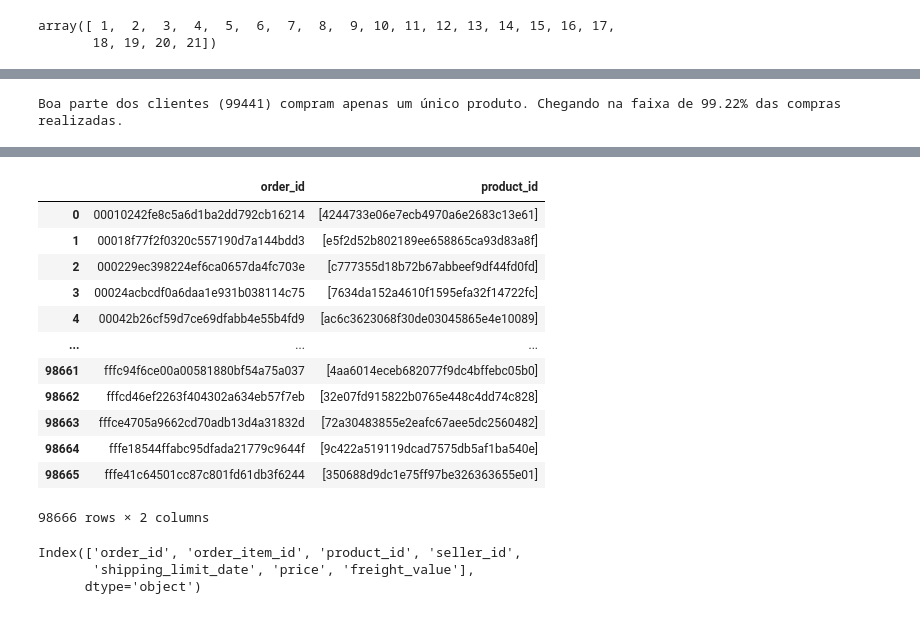
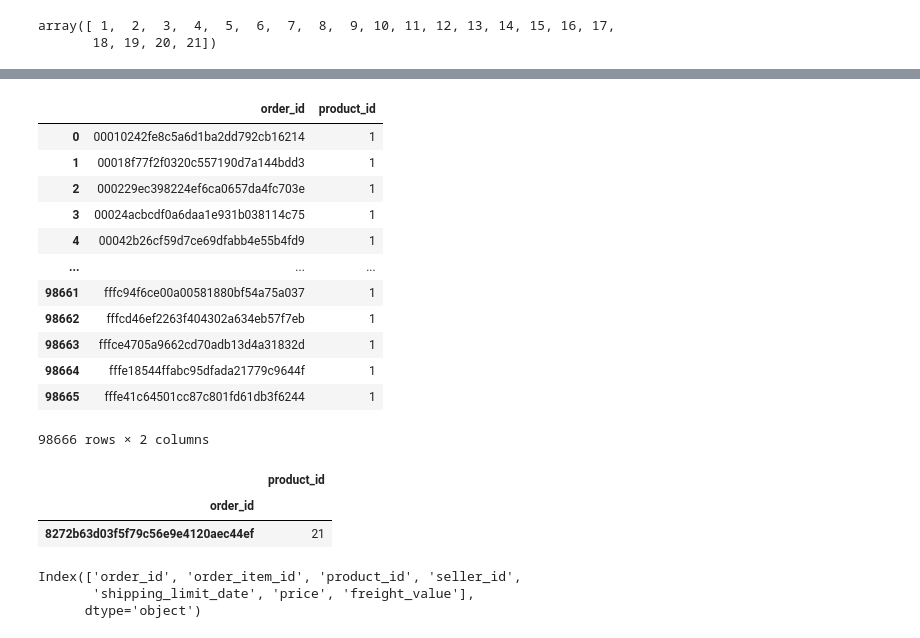
Before and after one commit to itimes-digital/olist_analise, a Jupyter notebook: olist_analise_de_negocio.ipynb, the cells around one changed output, grey strips where cells are left out. Drawn from its saved outputs; the diff is of its cells as text; code cells hidden in the pictures.

```diff
--- a/olist_analise_de_negocio.ipynb
+++ b/olist_analise_de_negocio.ipynb
@@ -248,8 +252,3 @@ total = ds_pedido_itens.count()
-# %%
-diferenca = (pedido_unico_produto / total_clientes) * 100
-print('Boa parte dos clientes ({0}) compram apenas um único produto. Chegando na faixa de {1}% das compras realizadas.'.format(total_clientes, round(diferenca, 2)))
-# %% [output]
-Boa parte dos clientes (99441) compram apenas um único produto. Chegando na faixa de 99.22% das compras realizadas.
 # %%
 ds_pedido_itens.tail()
 # %% [output]
@@ -260,22 +259,28 @@ ds_pedido_itens.tail()
 | 112648 | fffe18544ffabc95dfada21779c9644f | 1 | 9c422a519119dcad7575db5af1ba540e | 2b3e4a2a3ea8e01938cabda2a3e5cc79 | 2017-08-21 00:04:32 | 55.99 | 8.72 |
 | 112649 | fffe41c64501cc87c801fd61db3f6244 | 1 | 350688d9dc1e75ff97be326363655e01 | f7ccf836d21b2fb1de37564105216cc1 | 2018-06-12 17:10:13 | 43.00 | 12.79 |
 # %%
-ds_pedido_itens_grupo = ds_pedido_itens.groupby("order_id").agg({"product_id": "nunique"})
+ds_pedido_itens_grupo = ds_pedido_itens.groupby("order_id").agg({"product_id": "count"})
 ds_pedido_itens_grupo.reset_index()
 # %% [output]
 |  | order_id | product_id |
-| 0 | 00010242fe8c5a6d1ba2dd792cb16214 | [4244733e06e7ecb4970a6e2683c13e61] |
-| 1 | 00018f77f2f0320c557190d7a144bdd3 | [e5f2d52b802189ee658865ca93d83a8f] |
-| 2 | 000229ec398224ef6ca0657da4fc703e | [c777355d18b72b67abbeef9df44fd0fd] |
-| 3 | 00024acbcdf0a6daa1e931b038114c75 | [7634da152a4610f1595efa32f14722fc] |
-| 4 | 00042b26cf59d7ce69dfabb4e55b4fd9 | [ac6c3623068f30de03045865e4e10089] |
+| 0 | 00010242fe8c5a6d1ba2dd792cb16214 | 1 |
+| 1 | 00018f77f2f0320c557190d7a144bdd3 | 1 |
+| 2 | 000229ec398224ef6ca0657da4fc703e | 1 |
+| 3 | 00024acbcdf0a6daa1e931b038114c75 | 1 |
+| 4 | 00042b26cf59d7ce69dfabb4e55b4fd9 | 1 |
 | ... | ... | ... |
-| 98661 | fffc94f6ce00a00581880bf54a75a037 | [4aa6014eceb682077f9dc4bffebc05b0] |
-| 98662 | fffcd46ef2263f404302a634eb57f7eb | [32e07fd915822b0765e448c4dd74c828] |
-| 98663 | fffce4705a9662cd70adb13d4a31832d | [72a30483855e2eafc67aee5dc2560482] |
-| 98664 | fffe18544ffabc95dfada21779c9644f | [9c422a519119dcad7575db5af1ba540e] |
-| 98665 | fffe41c64501cc87c801fd61db3f6244 | [350688d9dc1e75ff97be326363655e01] |
+| 98661 | fffc94f6ce00a00581880bf54a75a037 | 1 |
+| 98662 | fffcd46ef2263f404302a634eb57f7eb | 1 |
+| 98663 | fffce4705a9662cd70adb13d4a31832d | 1 |
+| 98664 | fffe18544ffabc95dfada21779c9644f | 1 |
+| 98665 | fffe41c64501cc87c801fd61db3f6244 | 1 |
 98666 rows × 2 columns
+# %%
+ds_pedido_itens_grupo.query("order_id == '8272b63d03f5f79c56e9e4120aec44ef'")
+# %% [output]
+|  | product_id |
+| order_id |  |
+| 8272b63d03f5f79c56e9e4120aec44ef | 21 |
 # %%
 ds_pedido_itens.columns
 # %% [output]
```
Also changed, not shown: parts of 32 cells of this notebook.
